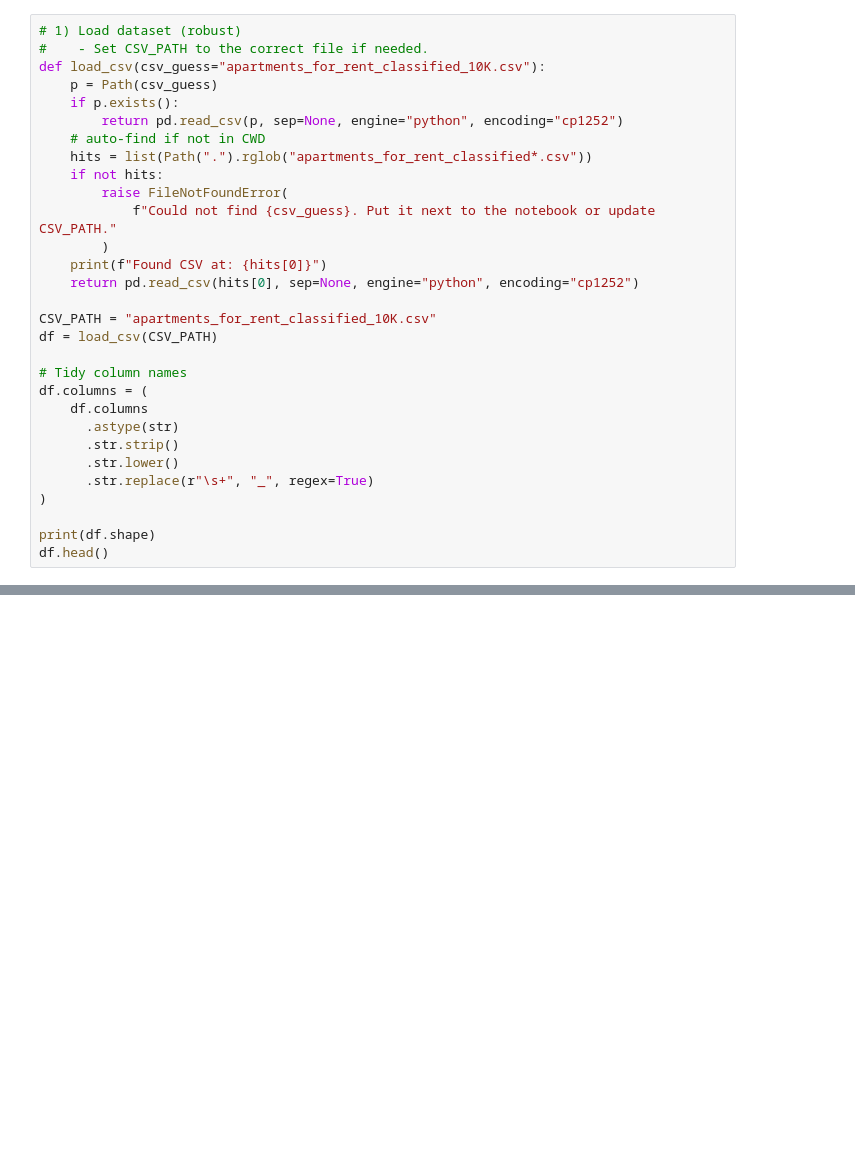
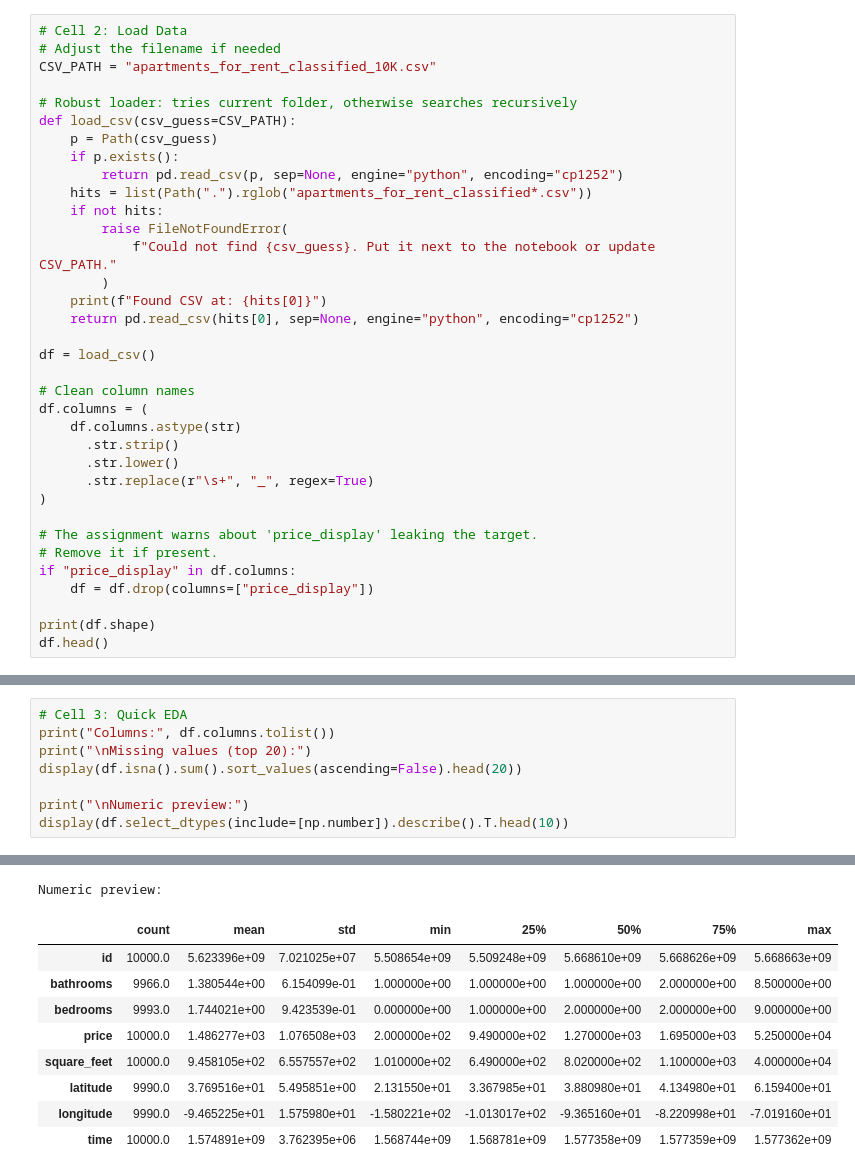
Before and after one commit to beatricemailum/CSCI316_GroupAssignment, a Jupyter notebook: Random Forest/CSCI316_G18_Task1.ipynb, the cells around one changed output, grey strips where cells are left out. Saved outputs shown, nothing was run; the diff lists cells and outputs as text; blank space fills up the shorter version.

```diff
--- a/Random Forest/CSCI316_G18_Task1.ipynb
+++ b/Random Forest/CSCI316_G18_Task1.ipynb
@@ -28,13 +27,15 @@ from sklearn.metrics import (
 sns.set_theme()
 plt.rcParams["figure.dpi"] = 120
 # %%
-# 1) Load dataset (robust)
-#    - Set CSV_PATH to the correct file if needed.
-def load_csv(csv_guess="apartments_for_rent_classified_10K.csv"):
+# Cell 2: Load Data
+# Adjust the filename if needed
+CSV_PATH = "apartments_for_rent_classified_10K.csv"
+
+# Robust loader: tries current folder, otherwise searches recursively
+def load_csv(csv_guess=CSV_PATH):
     p = Path(csv_guess)
     if p.exists():
         return pd.read_csv(p, sep=None, engine="python", encoding="cp1252")
-    # auto-find if not in CWD
     hits = list(Path(".").rglob("apartments_for_rent_classified*.csv"))
     if not hits:
         raise FileNotFoundError(
@@ -43,18 +44,21 @@ def load_csv(csv_guess="apartments_for_rent_classified_10K.csv"):
     print(f"Found CSV at: {hits[0]}")
     return pd.read_csv(hits[0], sep=None, engine="python", encoding="cp1252")
 
-CSV_PATH = "apartments_for_rent_classified_10K.csv"
-df = load_csv(CSV_PATH)
+df = load_csv()
 
-# Tidy column names
+# Clean column names
 df.columns = (
-    df.columns
-      .astype(str)
+    df.columns.astype(str)
       .str.strip()
       .str.lower()
       .str.replace(r"\s+", "_", regex=True)
 )
 
+# The assignment warns about 'price_display' leaking the target.
+# Remove it if present.
+if "price_display" in df.columns:
+    df = df.drop(columns=["price_display"])
+
 print(df.shape)
 df.head()
 # %% [output]
@@ -67,0 +73,9 @@ df.head()
+# %%
+# Cell 3: Quick EDA
+print("Columns:", df.columns.tolist())
+print("\nMissing values (top 20):")
+display(df.isna().sum().sort_values(ascending=False).head(20))
+
+print("\nNumeric preview:")
+display(df.select_dtypes(include=[np.number]).describe().T.head(10))
+# %% [output]
@@ -68 +102,11 @@ df.head()
+Numeric preview:
+|  | count | mean | std | min | 25% | 50% | 75% | max |
+| id | 10000.0 | 5.623396e+09 | 7.021025e+07 | 5.508654e+09 | 5.509248e+09 | 5.668610e+09 | 5.668626e+09 | 5.668663e+09 |
+| bathrooms | 9966.0 | 1.380544e+00 | 6.154099e-01 | 1.000000e+00 | 1.000000e+00 | 1.000000e+00 | 2.000000e+00 | 8.500000e+00 |
+| bedrooms | 9993.0 | 1.744021e+00 | 9.423539e-01 | 0.000000e+00 | 1.000000e+00 | 2.000000e+00 | 2.000000e+00 | 9.000000e+00 |
+| price | 10000.0 | 1.486277e+03 | 1.076508e+03 | 2.000000e+02 | 9.490000e+02 | 1.270000e+03 | 1.695000e+03 | 5.250000e+04 |
+| square_feet | 10000.0 | 9.458105e+02 | 6.557557e+02 | 1.010000e+02 | 6.490000e+02 | 8.020000e+02 | 1.100000e+03 | 4.000000e+04 |
+| latitude | 9990.0 | 3.769516e+01 | 5.495851e+00 | 2.131550e+01 | 3.367985e+01 | 3.880980e+01 | 4.134980e+01 | 6.159400e+01 |
+| longitude | 9990.0 | -9.465225e+01 | 1.575980e+01 | -1.580221e+02 | -1.013017e+02 | -9.365160e+01 | -8.220998e+01 | -7.019160e+01 |
+| time | 10000.0 | 1.574891e+09 | 3.762395e+06 | 1.568744e+09 | 1.568781e+09 | 1.577358e+09 | 1.577359e+09 | 1.577362e+09 |
 # %%
```
Also changed, not shown: parts of 15 cells of this notebook.
